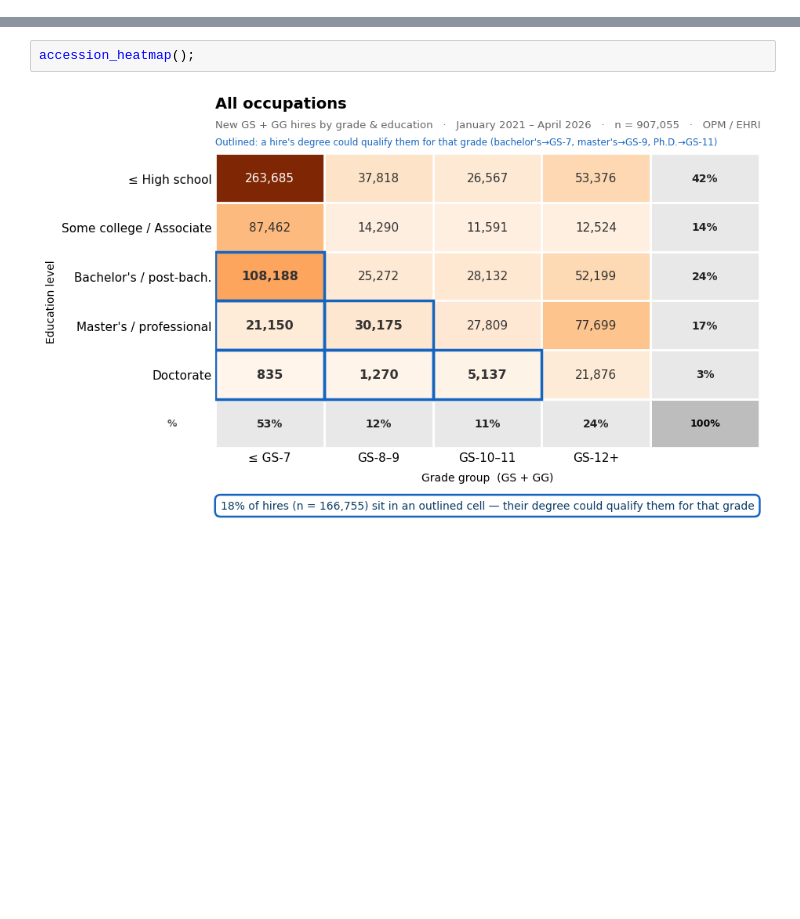
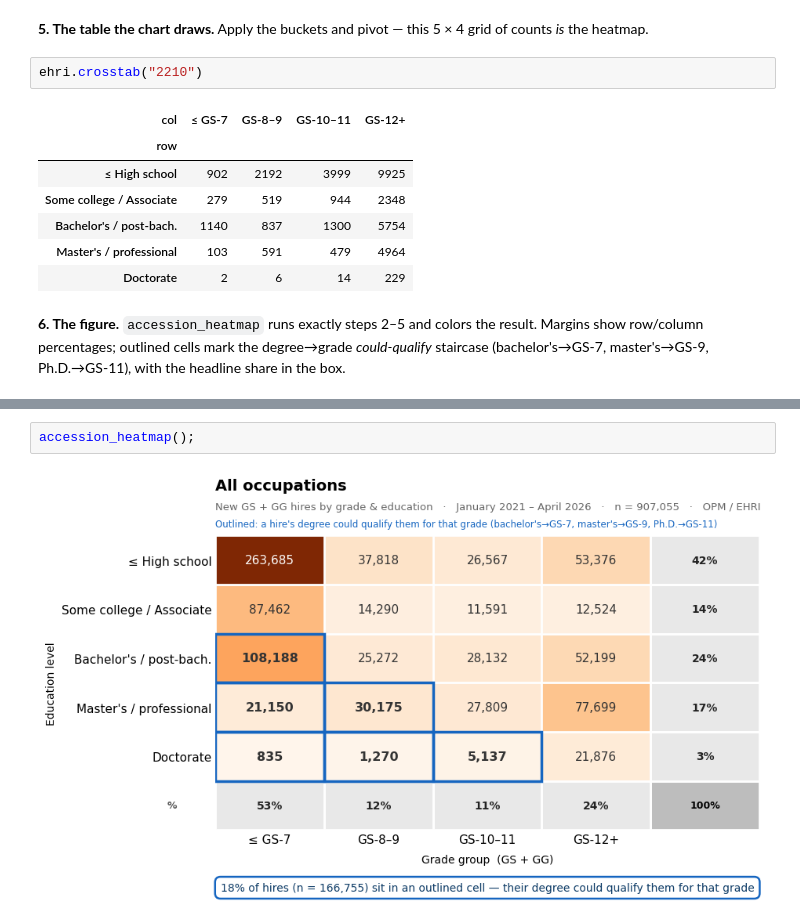
Before and after one commit to abigailhaddad/fed-hiring-heatmaps, a Jupyter notebook: heatmaps.ipynb, the cells around one changed output, grey strips where cells are left out. Drawn from its saved outputs; the diff is of its cells as text; blank space fills up the shorter version.

```diff
--- a/heatmaps.ipynb
+++ b/heatmaps.ipynb
@@ -17,0 +96,14 @@ SERIES = {
+# %% [markdown]
+**5. The table the chart draws.** Apply the buckets and pivot — this 5 × 4 grid of counts *is* the heatmap.
+# %%
+ehri.crosstab("2210")
+# %% [output]
+| col | ≤ GS-7 | GS-8–9 | GS-10–11 | GS-12+ |
+| row |  |  |  |  |
+| ≤ High school | 902 | 2192 | 3999 | 9925 |
+| Some college / Associate | 279 | 519 | 944 | 2348 |
+| Bachelor's / post-bach. | 1140 | 837 | 1300 | 5754 |
+| Master's / professional | 103 | 591 | 479 | 4964 |
+| Doctorate | 2 | 6 | 14 | 229 |
+# %% [markdown]
+**6. The figure.** `accession_heatmap` runs exactly steps 2–5 and colors the result. Margins show row/column percentages; outlined cells mark the degree→grade *could-qualify* staircase (bachelor's→GS-7, master's→GS-9, Ph.D.→GS-11), with the headline share in the box.
```
Also changed, not shown: parts of 20 cells of this notebook, 2 other files.
